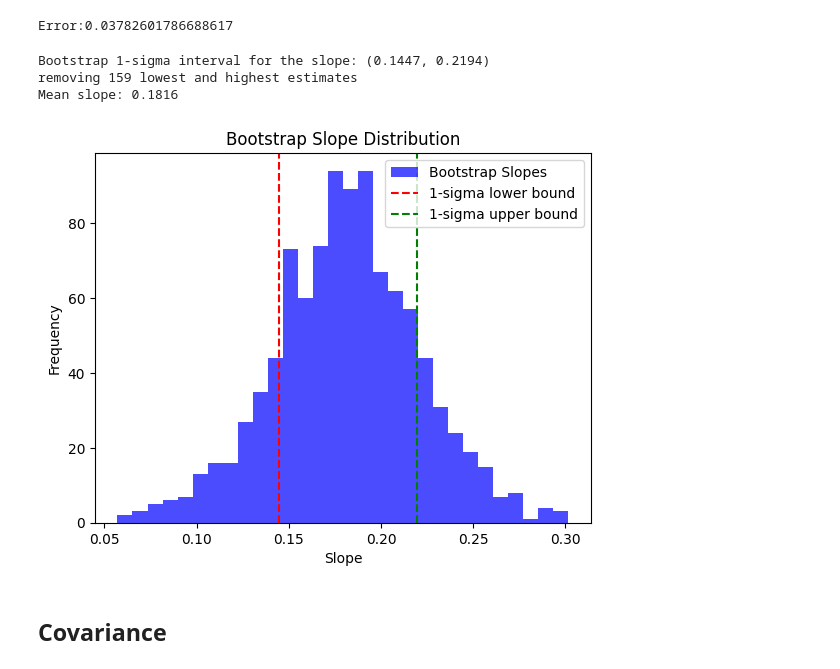
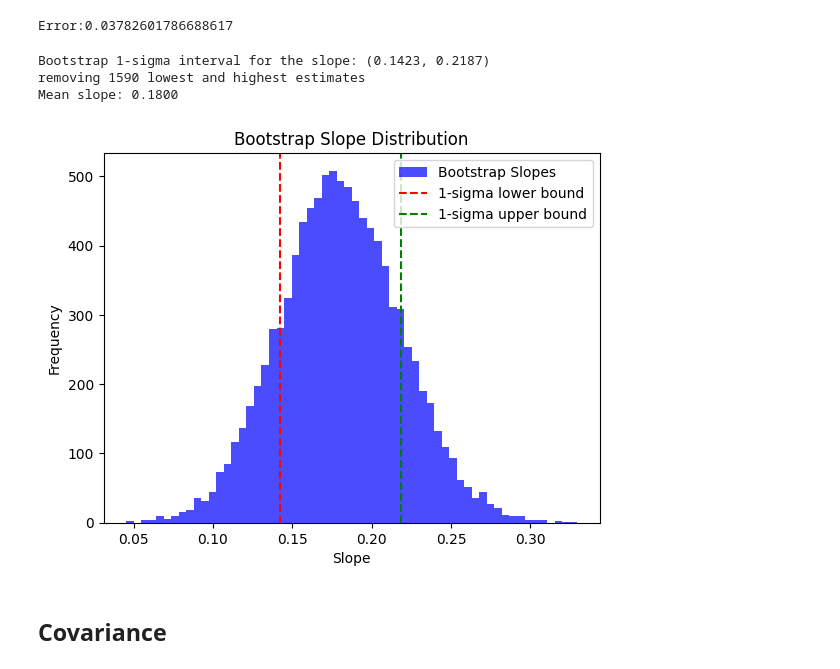
Before and after one commit to ThomasSchallar/statistics, a Jupyter notebook: 3. Statistical Inference .ipynb, the cells around one changed output. Drawn from its saved outputs; the diff is of its cells as text; code cells hidden in the pictures.

```diff
--- a/3. Statistical Inference .ipynb
+++ b/3. Statistical Inference .ipynb
@@ -521,12 +521,13 @@ Error:0.03782601786688617
 # %%
 import random
 #Number of bootstrap samples
-n_bootstrap = 1000
+n_bootstrap = 10000
 N= len(max_obs_mag)
 
 
 # Store bootstrap slopes
 bootstrap_slopes = []
+
 
 # Perform bootstrap resampling
 for _ in range(n_bootstrap):
@@ -539,39 +540,40 @@ for _ in range(n_bootstrap):
     # Fit linear regression to the resampled data
     coefficients = np.polyfit(resampled_mag, resampled_log_dist, deg=1)
     slope = coefficients[0]
 
     # Store the slope
     bootstrap_slopes.append(slope)
 
-bootstrap_slopes.sort()
+
+bootstrap_slopes = np.sort(bootstrap_slopes)
 
 # Compute the 1-sigma interval (16th and 84th percentiles)
 lower_bound = np.percentile(bootstrap_slopes, 16)
 upper_bound = np.percentile(bootstrap_slopes, 84)
 
 # Print results
 print(f"Bootstrap 1-sigma interval for the slope: ({lower_bound:.4f}, {upper_bound:.4f})")
 
 alpha= 0.318
 remove= int(n_bootstrap*alpha/2)
 print(f"removing {remove} lowest and highest estimates")
 cut= bootstrap_slopes[remove:-remove]
 print(f"Mean slope: {np.mean(cut):.4f}")
 
 # Plot the distribution of bootstrap slopes
-plt.hist(bootstrap_slopes, bins=30, alpha=0.7, color='blue', label='Bootstrap Slopes')
+plt.hist(bootstrap_slopes, bins=60, alpha=0.7, color='blue', label='Bootstrap Slopes')
 plt.axvline(lower_bound, color='red', linestyle='--', label='1-sigma lower bound')
 plt.axvline(upper_bound, color='green', linestyle='--', label='1-sigma upper bound')
 plt.xlabel('Slope')
 plt.ylabel('Frequency')
 plt.title('Bootstrap Slope Distribution')
 plt.legend()
 plt.show()
 # %% [output]
-Bootstrap 1-sigma interval for the slope: (0.1447, 0.2194)
-removing 159 lowest and highest estimates
-Mean slope: 0.1816
+Bootstrap 1-sigma interval for the slope: (0.1423, 0.2187)
+removing 1590 lowest and highest estimates
+Mean slope: 0.1800
-[figure, old version]
+[figure, new version]
 # %% [markdown]
 ## Covariance
 # %%
```
Also changed, not shown: parts of 1 cell of this notebook.
